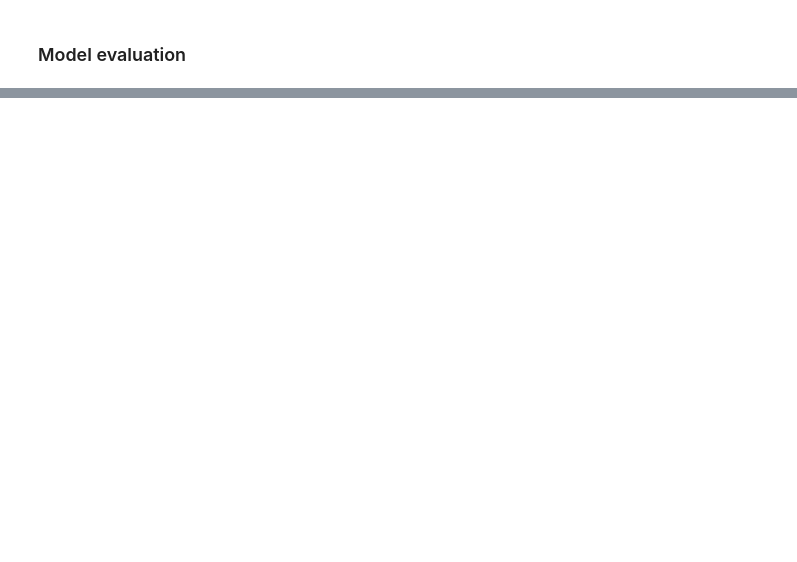
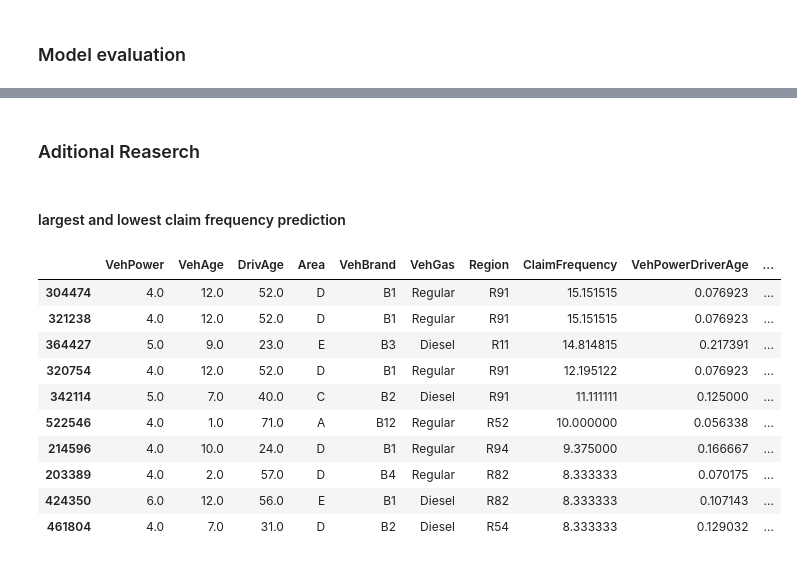
Before and after one commit to NGala540/FrequencyOfClaimsPrediction, a Jupyter notebook: GLM Model Training.ipynb, the cells around one changed output, grey strips where cells are left out. Cells and saved outputs as stored; diff of their text form; code cells hidden in the pictures; blank space fills up the shorter version.

```diff
--- a/GLM Model Training.ipynb
+++ b/GLM Model Training.ipynb
@@ -240,0 +310,19 @@ plt.show()
+# %% [markdown]
+### Aditional Reaserch
+# %% [markdown]
+#### largest and lowest claim frequency prediction
+# %%
+top_10 = df.nlargest(n=10, columns=["ClaimFrequency"])
+top_10
+# %% [output]
+|  | VehPower | VehAge | DrivAge | Area | VehBrand | VehGas | Region | ClaimFrequency | VehPowerDriverAge | ... |
+| 304474 | 4.0 | 12.0 | 52.0 | D | B1 | Regular | R91 | 15.151515 | 0.076923 | ... |
+| 321238 | 4.0 | 12.0 | 52.0 | D | B1 | Regular | R91 | 15.151515 | 0.076923 | ... |
+| 364427 | 5.0 | 9.0 | 23.0 | E | B3 | Diesel | R11 | 14.814815 | 0.217391 | ... |
+| 320754 | 4.0 | 12.0 | 52.0 | D | B1 | Regular | R91 | 12.195122 | 0.076923 | ... |
+| 342114 | 5.0 | 7.0 | 40.0 | C | B2 | Diesel | R91 | 11.111111 | 0.125000 | ... |
+| 522546 | 4.0 | 1.0 | 71.0 | A | B12 | Regular | R52 | 10.000000 | 0.056338 | ... |
+| 214596 | 4.0 | 10.0 | 24.0 | D | B1 | Regular | R94 | 9.375000 | 0.166667 | ... |
+| 203389 | 4.0 | 2.0 | 57.0 | D | B4 | Regular | R82 | 8.333333 | 0.070175 | ... |
+| 424350 | 6.0 | 12.0 | 56.0 | E | B1 | Diesel | R82 | 8.333333 | 0.107143 | ... |
+| 461804 | 4.0 | 7.0 | 31.0 | D | B2 | Diesel | R54 | 8.333333 | 0.129032 | ... |
```
Also changed, not shown: parts of 21 cells of this notebook, 2 other files.
